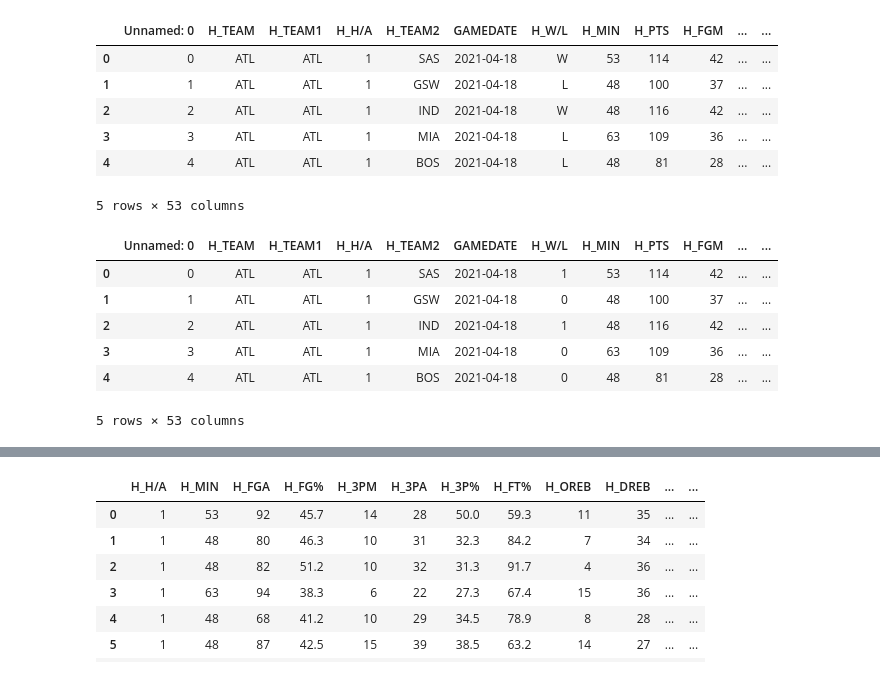
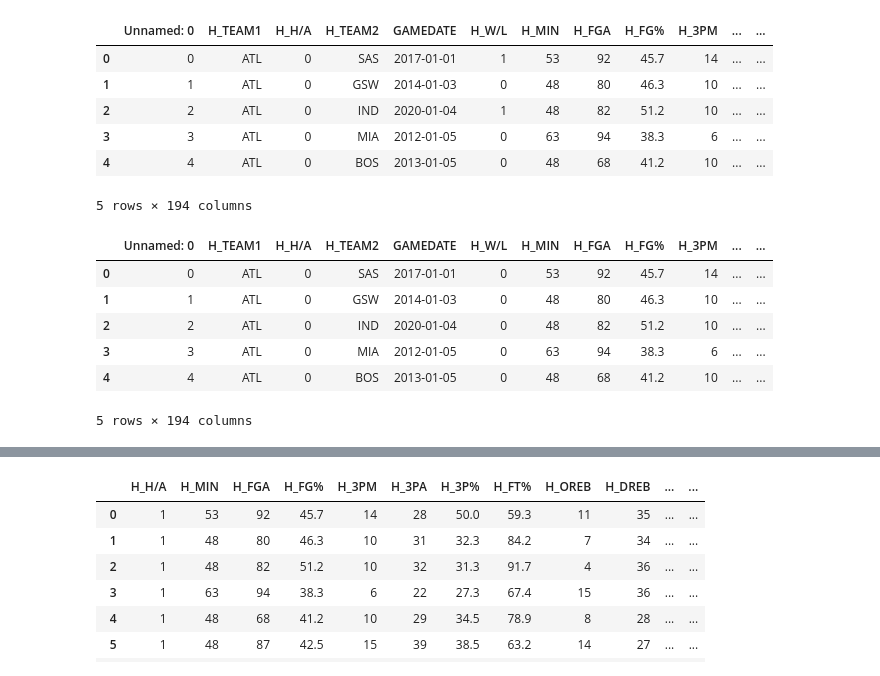
Before and after one commit to lchristij/NBA-ML-Project, a Jupyter notebook: 20210427_randomforest.ipynb, the cells around one changed output, grey strips where cells are left out. Cells and saved outputs as stored; diff of their text form; code cells hidden in the pictures.

```diff
--- a/randomforest.ipynb
+++ b/20210427_randomforest.ipynb
@@ -13,5 +13,5 @@ import pydotplus
 from IPython.display import Image
 # %%
 # loading data
-csvpath = Path('../Project-03/combined_df.csv')
+csvpath = Path('../Project-03/20210426_teamstats_df.csv')
 teamstats_df = pd.read_csv(csvpath)
@@ -22,26 +38,26 @@ teamstats_df.shape
 # %%
 # converting 'H/A' to 0/1's
 teamstats_df['H_H/A'] = teamstats_df['H_H/A'].apply(lambda x: 1 if x=="vs" else 0)
-teamstats_df['A_H/A'] = teamstats_df['A_H/A'].apply(lambda x: 1 if x=="vs" else 0)
+#teamstats_df['A_H/A'] = teamstats_df['A_H/A'].apply(lambda x: 1 if x=="vs" else 0)
 teamstats_df[:5]
 # %% [output]
-|  | Unnamed: 0 | H_TEAM | H_TEAM1 | H_H/A | H_TEAM2 | GAMEDATE | H_W/L | H_MIN | H_PTS | H_FGM | ... | ... |
-| 0 | 0 | ATL | ATL | 1 | SAS | 2021-04-18 | W | 53 | 114 | 42 | ... | ... |
-| 1 | 1 | ATL | ATL | 1 | GSW | 2021-04-18 | L | 48 | 100 | 37 | ... | ... |
-| 2 | 2 | ATL | ATL | 1 | IND | 2021-04-18 | W | 48 | 116 | 42 | ... | ... |
-| 3 | 3 | ATL | ATL | 1 | MIA | 2021-04-18 | L | 63 | 109 | 36 | ... | ... |
-| 4 | 4 | ATL | ATL | 1 | BOS | 2021-04-18 | L | 48 | 81 | 28 | ... | ... |
+|  | Unnamed: 0 | H_TEAM1 | H_H/A | H_TEAM2 | GAMEDATE | H_W/L | H_MIN | H_FGA | H_FG% | H_3PM | ... | ... |
+| 0 | 0 | ATL | 0 | SAS | 2017-01-01 | 1 | 53 | 92 | 45.7 | 14 | ... | ... |
+| 1 | 1 | ATL | 0 | GSW | 2014-01-03 | 0 | 48 | 80 | 46.3 | 10 | ... | ... |
+| 2 | 2 | ATL | 0 | IND | 2020-01-04 | 1 | 48 | 82 | 51.2 | 10 | ... | ... |
+| 3 | 3 | ATL | 0 | MIA | 2012-01-05 | 0 | 63 | 94 | 38.3 | 6 | ... | ... |
+| 4 | 4 | ATL | 0 | BOS | 2013-01-05 | 0 | 48 | 68 | 41.2 | 10 | ... | ... |
-5 rows × 53 columns
+5 rows × 194 columns
 # %%
 # converting 'W/L' to 0/1's
 teamstats_df['H_W/L']=teamstats_df['H_W/L'].apply(lambda x: 1 if x=="W" else 0)
-teamstats_df['A_W/L']=teamstats_df['A_W/L'].apply(lambda x: 1 if x=="W" else 0)
+#teamstats_df['A_W/L']=teamstats_df['A_W/L'].apply(lambda x: 1 if x=="W" else 0)
 teamstats_df[:5]
 # %% [output]
-|  | Unnamed: 0 | H_TEAM | H_TEAM1 | H_H/A | H_TEAM2 | GAMEDATE | H_W/L | H_MIN | H_PTS | H_FGM | ... | ... |
-| 0 | 0 | ATL | ATL | 1 | SAS | 2021-04-18 | 1 | 53 | 114 | 42 | ... | ... |
-| 1 | 1 | ATL | ATL | 1 | GSW | 2021-04-18 | 0 | 48 | 100 | 37 | ... | ... |
-| 2 | 2 | ATL | ATL | 1 | IND | 2021-04-18 | 1 | 48 | 116 | 42 | ... | ... |
-| 3 | 3 | ATL | ATL | 1 | MIA | 2021-04-18 | 0 | 63 | 109 | 36 | ... | ... |
-| 4 | 4 | ATL | ATL | 1 | BOS | 2021-04-18 | 0 | 48 | 81 | 28 | ... | ... |
+|  | Unnamed: 0 | H_TEAM1 | H_H/A | H_TEAM2 | GAMEDATE | H_W/L | H_MIN | H_FGA | H_FG% | H_3PM | ... | ... |
+| 0 | 0 | ATL | 0 | SAS | 2017-01-01 | 0 | 53 | 92 | 45.7 | 14 | ... | ... |
+| 1 | 1 | ATL | 0 | GSW | 2014-01-03 | 0 | 48 | 80 | 46.3 | 10 | ... | ... |
+| 2 | 2 | ATL | 0 | IND | 2020-01-04 | 0 | 48 | 82 | 51.2 | 10 | ... | ... |
+| 3 | 3 | ATL | 0 | MIA | 2012-01-05 | 0 | 63 | 94 | 38.3 | 6 | ... | ... |
+| 4 | 4 | ATL | 0 | BOS | 2013-01-05 | 0 | 48 | 68 | 41.2 | 10 | ... | ... |
-5 rows × 53 columns
+5 rows × 194 columns
```
Also changed, not shown: parts of 9 cells of this notebook, 1 other file.
